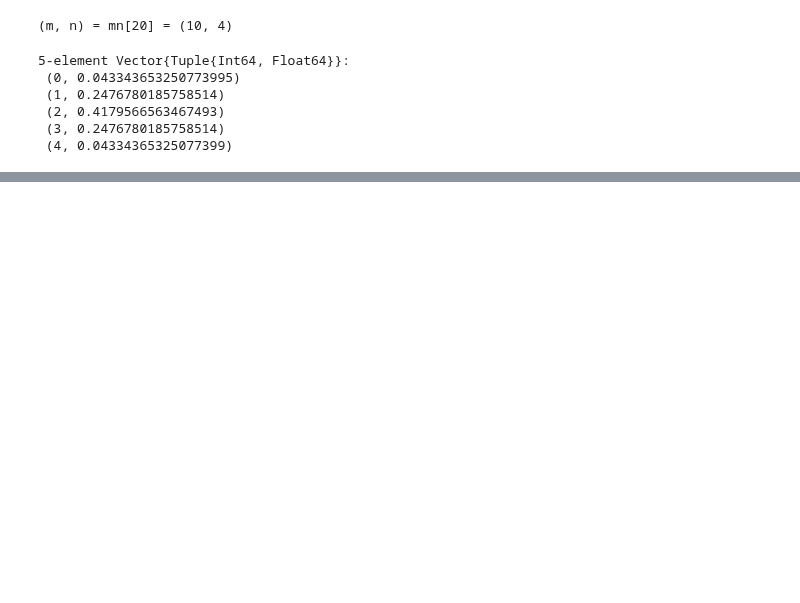
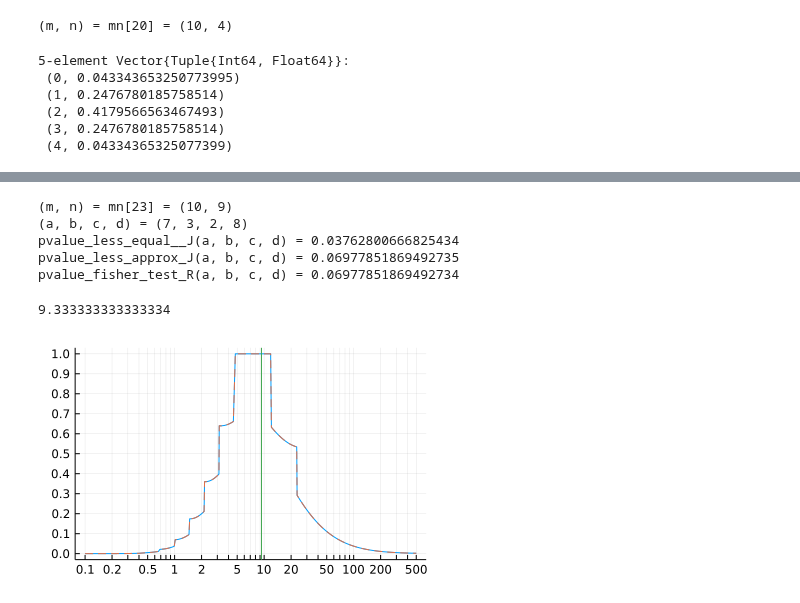
Before and after one commit to genkuroki/public, a Jupyter notebook: 0034/less approx.ipynb, the cells around one changed output, grey strips where cells are left out. Saved outputs shown, nothing was run; the diff lists cells and outputs as text; code cells hidden in the pictures; blank space fills up the shorter version.

```diff
--- a/0034/less approx.ipynb
+++ b/0034/less approx.ipynb
@@ -31,19 +59,19 @@ fnchg = FisherNoncentralHypergeometric(m, m, n, 1.0)
  (3, 0.2476780185758514)
  (4, 0.04334365325077399)
 # %%
-function pvalue_less_equal_(a, b, c, d)
-    fnchg = FisherNoncentralHypergeometric(a+b, c+d, a+c, 1.0)
+function pvalue_less_equal__J(a, b, c, d; OR = 1.0)
+    fnchg = FisherNoncentralHypergeometric(a+b, c+d, a+c, OR)
     sum(pdf(fnchg, x) for x in support(fnchg) if pdf(fnchg, x) ≤ pdf(fnchg, a))
 end
 
 x ⪅ y = x < y || x ≈ y
 
-function pvalue_less_approx(a, b, c, d)
-    fnchg = FisherNoncentralHypergeometric(a+b, c+d, a+c, 1.0)
+function pvalue_less_approx_J(a, b, c, d; OR = 1.0)
+    fnchg = FisherNoncentralHypergeometric(a+b, c+d, a+c, OR)
     sum(pdf(fnchg, x) for x in support(fnchg) if pdf(fnchg, x) ⪅ pdf(fnchg, a))
 end
 
-function pvalue_fisher_test(a, b, c, d)
+function pvalue_fisher_test_R(a, b, c, d)
     rcopy(stats.fisher_test([a b; c d]))[:p_value]
 end
 # %% [output]
@@ -64,0 +110,25 @@ pvalue_fisher_test(a, b, c, d) = 0.08668730650154799
+# %%
+@show m, n = mn[23]
+a = 7
+b, c, d = m-a, n-a, m+a-n
+@show a, b, c, d
+@show pvalue_less_equal__J(a, b, c, d)
+@show pvalue_less_approx_J(a, b, c, d)
+@show pvalue_fisher_test_R(a, b, c, d);
+# %% [output]
+(m, n) = mn[23] = (10, 9)
+(a, b, c, d) = (7, 3, 2, 8)
+pvalue_less_equal__J(a, b, c, d) = 0.03762800666825434
+pvalue_less_approx_J(a, b, c, d) = 0.06977851869492735
+pvalue_fisher_test_R(a, b, c, d) = 0.06977851869492734
+# %%
+ORhat = (a/b)/(c/d)
+# %% [output]
+9.333333333333334
+# %%
+plot(x -> pvalue_less_equal__J(a, b, c, d; OR = x), 0.1, 500; label="")
+plot!(x -> pvalue_less_approx_J(a, b, c, d; OR = x), 0.1, 500; label="", ls=:dash)
+vline!([ORhat]; label="")
+plot!(xscale=:log10, xtick=logtick(xlim=(0.1, 500)), ytick=0:0.1:1)
+# %% [output]
+[figure, added]
```
Also changed, not shown: parts of 12 cells of this notebook, 1 other file.
